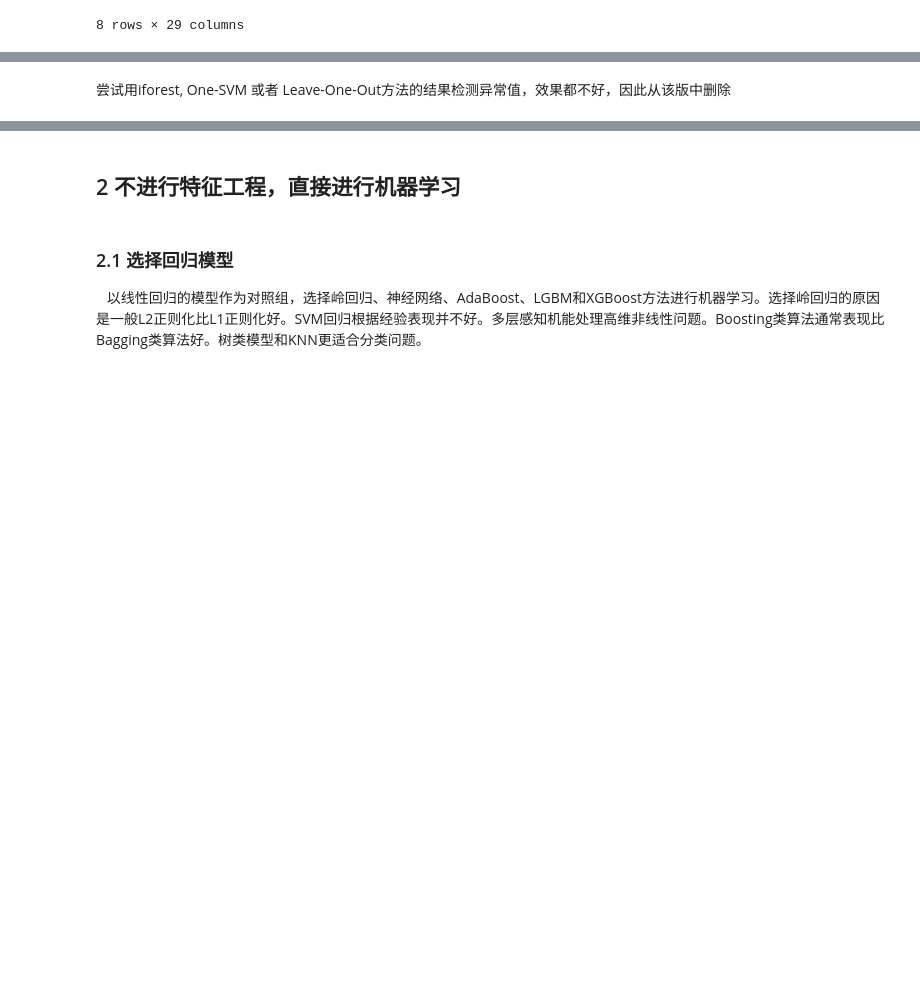
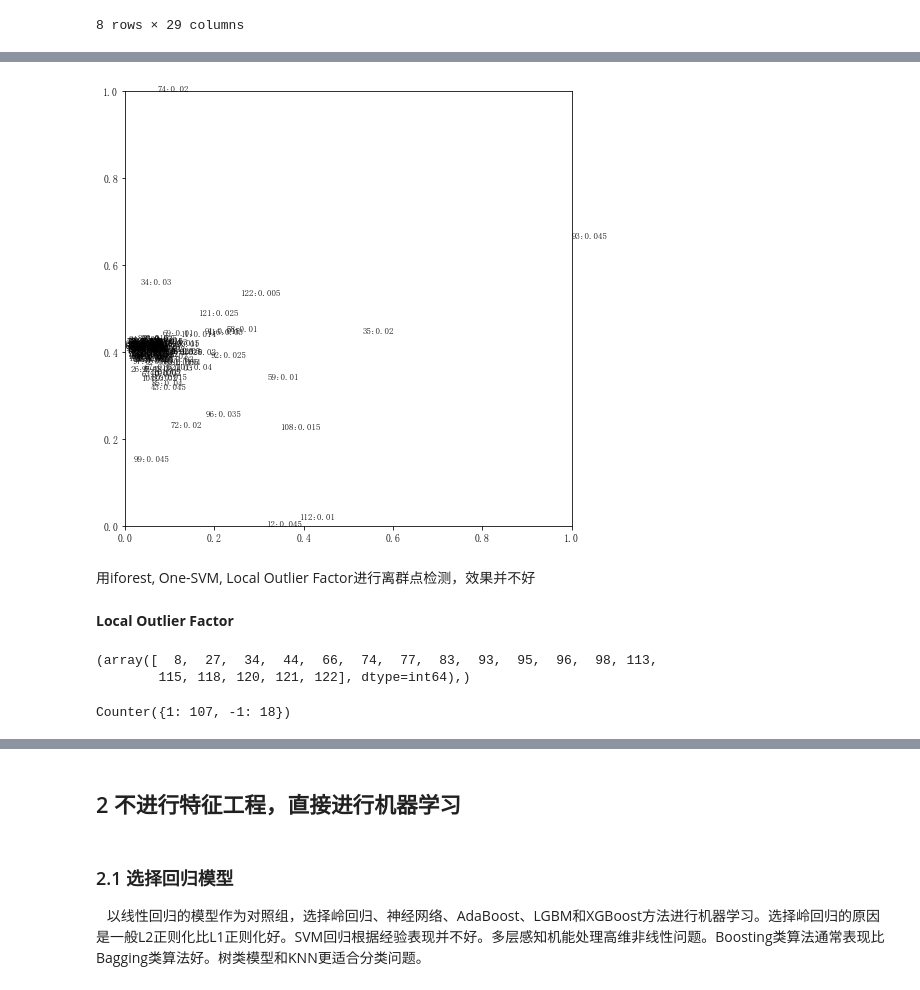
Before and after one commit to ZhengyiWang/Unique-Risk, a Jupyter notebook: 特有风险 _short.ipynb, the cells around one changed output, grey strips where cells are left out. Saved outputs shown, nothing was run; the diff lists cells and outputs as text; code cells hidden in the pictures; blank space fills up the shorter version.

```diff
--- a/特有风险 _short.ipynb
+++ b/特有风险 _short.ipynb
@@ -74,6 +58,20 @@ feature_dict={
 target=unique_risk['Rc']
 # %%
 data=unique_risk.drop(labels=['Rc'],axis=1)
+# %%
+from sklearn.manifold import TSNE
+t_sne=TSNE(n_components=2,init='pca',random_state=23)
+X_tsne=t_sne.fit_transform(data)
+
+"嵌入空间可视化"
+x_min,x_max=X_tsne.min(0),X_tsne.max(0)
+X_norm=(X_tsne-x_min)/(x_max-x_min)
+plt.figure(figsize=(8,8))
+for i in range(X_norm.shape[0]):
+    plt.text(X_norm[i,0],X_norm[i,1],str(str(i)+":"+str(target[i])),fontdict={'weight':'bold','size':9})
+plt.show()
+# %% [output]
+[figure, added]
 # %%
 #存储列名，用于展示结果
 columns=data.columns
@@ -89,4 +87,4 @@ train_y = train_target
 test_X= scaler.transform(test_data)
 test_y=test_target
 # %% [markdown]
-尝试用iforest, One-SVM 或者 Leave-One-Out方法的结果检测异常值，效果都不好，因此从该版中删除
+用iforest, One-SVM, Local Outlier Factor进行离群点检测，效果并不好
@@ -92,0 +93,2 @@ test_y=test_target
+# %% [markdown]
+**Local Outlier Factor**
@@ -92,0 +99,9 @@ test_y=test_target
+# %%
+np.where(res==-1)
+# %% [output]
+(array([  8,  27,  34,  44,  66,  74,  77,  83,  93,  95,  96,  98, 113,
+        115, 118, 120, 121, 122], dtype=int64),)
+# %%
+collections.Counter(res)
+# %% [output]
+Counter({1: 107, -1: 18})
```
Also changed, not shown: parts of 14 cells of this notebook, 1 other file.
